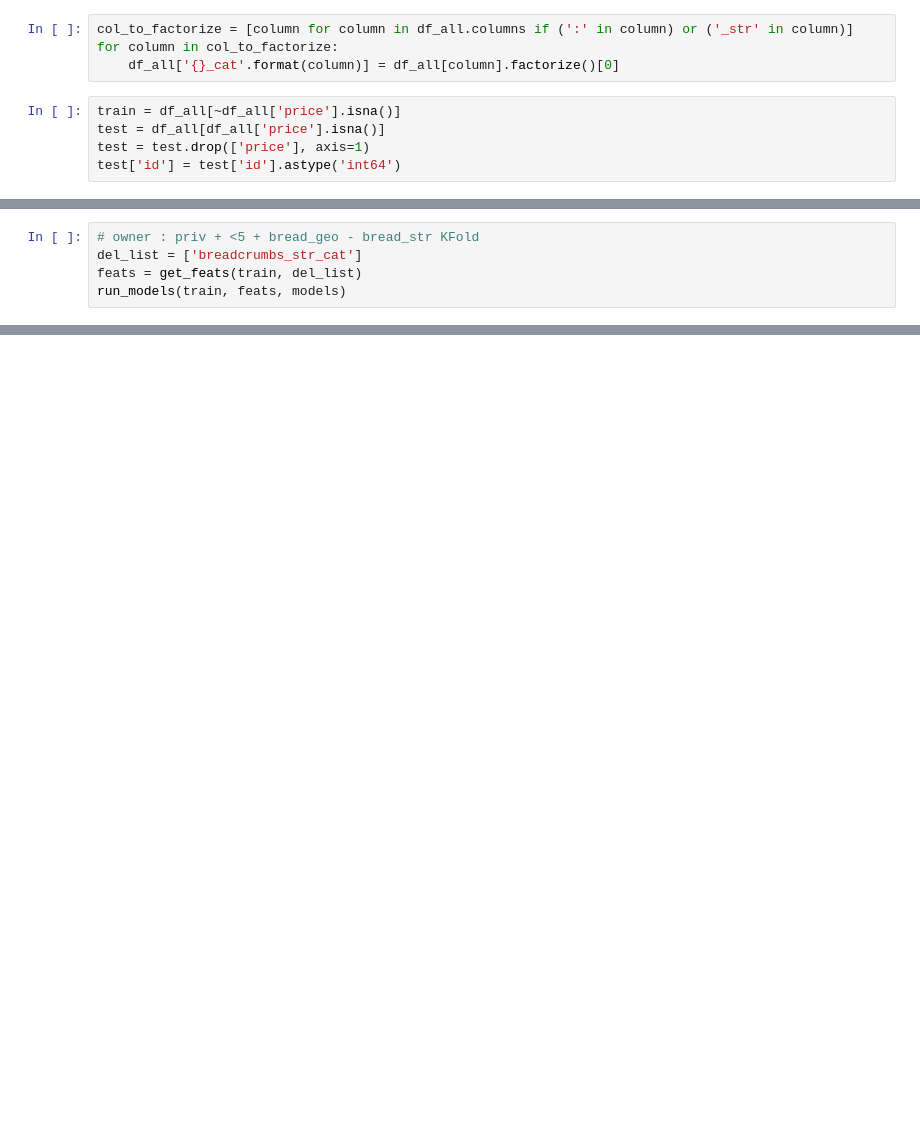
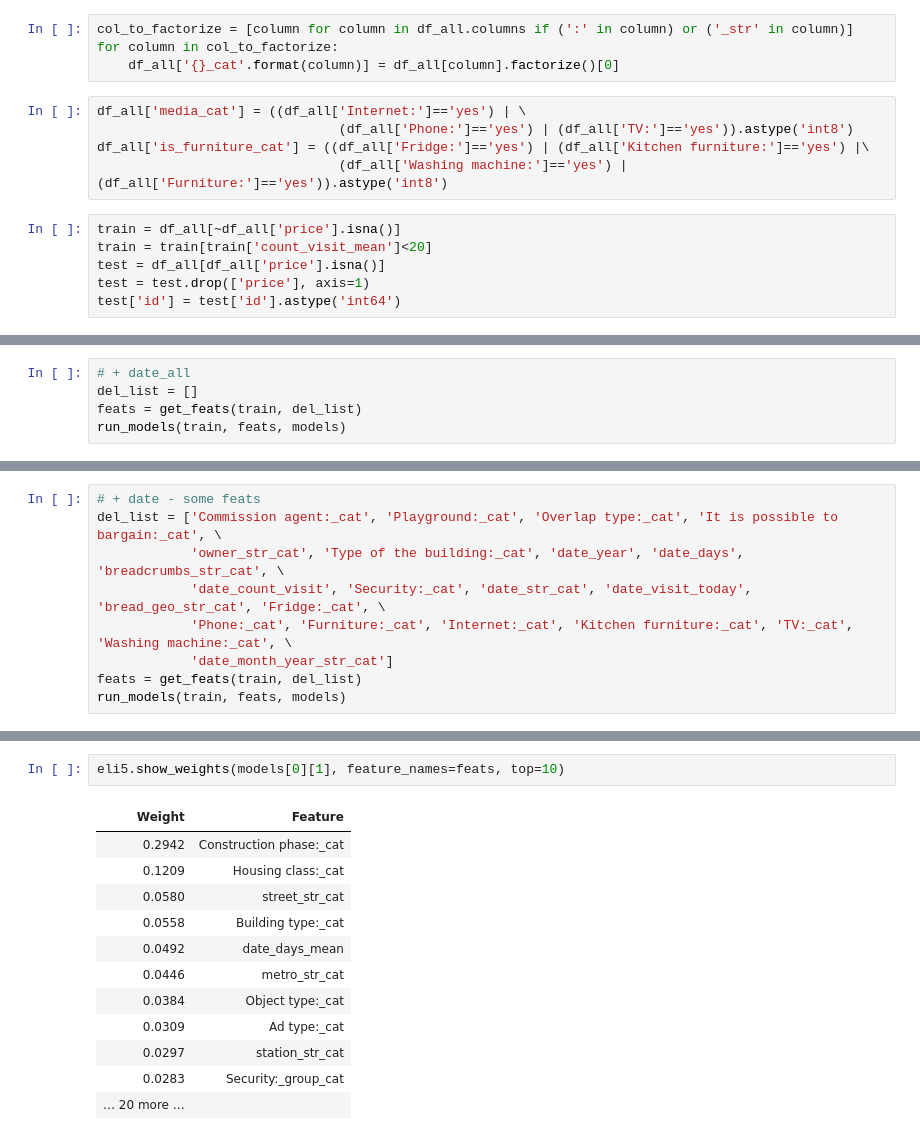
Before and after one commit to DarekB2/PML8_course_task, a Jupyter notebook: main_file.ipynb, the cells around one changed output, grey strips where cells are left out. Saved outputs shown, nothing was run; the diff lists cells and outputs as text; blank space fills up the shorter version.

Commit message:
new features, date changes

```diff
--- a/main_file.ipynb
+++ b/main_file.ipynb
@@ -105,8 +238,14 @@ df_all.loc[mask, 'street_str'] = 'other'
 col_to_factorize = [column for column in df_all.columns if (':' in column) or ('_str' in column)]
 for column in col_to_factorize:
     df_all['{}_cat'.format(column)] = df_all[column].factorize()[0]
+# %%
+df_all['media_cat'] = ((df_all['Internet:']=='yes') | \
+                               (df_all['Phone:']=='yes') | (df_all['TV:']=='yes')).astype('int8')
+df_all['is_furniture_cat'] = ((df_all['Fridge:']=='yes') | (df_all['Kitchen furniture:']=='yes') |\
+                               (df_all['Washing machine:']=='yes') | (df_all['Furniture:']=='yes')).astype('int8')
 # %%
 train = df_all[~df_all['price'].isna()]
+train = train[train['count_visit_mean']<20]
 test = df_all[df_all['price'].isna()]
 test = test.drop(['price'], axis=1)
 test['id'] = test['id'].astype('int64')
@@ -176,6 +398,6 @@ model CB- score: 5.750923376738445
 # %%
-# owner : priv + <5 + bread_geo - bread_str KFold
-del_list = ['breadcrumbs_str_cat']
+# + date_all
+del_list = []
 feats = get_feats(train, del_list)
 run_models(train, feats, models)
 # %% [output]
@@ -205,0 +407,9 @@ sns.heatmap(train[feats+['price']].corr(), vmax=1., vmin=-1., annot=True, linewi
+# %%
+# + date - some feats
+del_list = ['Commission agent:_cat', 'Playground:_cat', 'Overlap type:_cat', 'It is possible to bargain:_cat', \
+            'owner_str_cat', 'Type of the building:_cat', 'date_year', 'date_days', 'breadcrumbs_str_cat', \
+            'date_count_visit', 'Security:_cat', 'date_str_cat', 'date_visit_today', 'bread_geo_str_cat', 'Fridge:_cat', \
+            'Phone:_cat', 'Furniture:_cat', 'Internet:_cat', 'Kitchen furniture:_cat', 'TV:_cat', 'Washing machine:_cat', \
+            'date_month_year_str_cat']
+feats = get_feats(train, del_list)
+run_models(train, feats, models)
@@ -205,0 +424,15 @@ sns.heatmap(train[feats+['price']].corr(), vmax=1., vmin=-1., annot=True, linewi
+# %%
+eli5.show_weights(models[0][1], feature_names=feats, top=10)
+# %% [output]
+| Weight | Feature |
+| 0.2942 | Construction phase:_cat |
+| 0.1209 | Housing class:_cat |
+| 0.0580 | street_str_cat |
+| 0.0558 | Building type:_cat |
+| 0.0492 | date_days_mean |
+| 0.0446 | metro_str_cat |
+| 0.0384 | Object type:_cat |
+| 0.0309 | Ad type:_cat |
+| 0.0297 | station_str_cat |
+| 0.0283 | Security:_group_cat |
+| … 20 more … |  |
```
Also changed, not shown: parts of 35 cells of this notebook.
